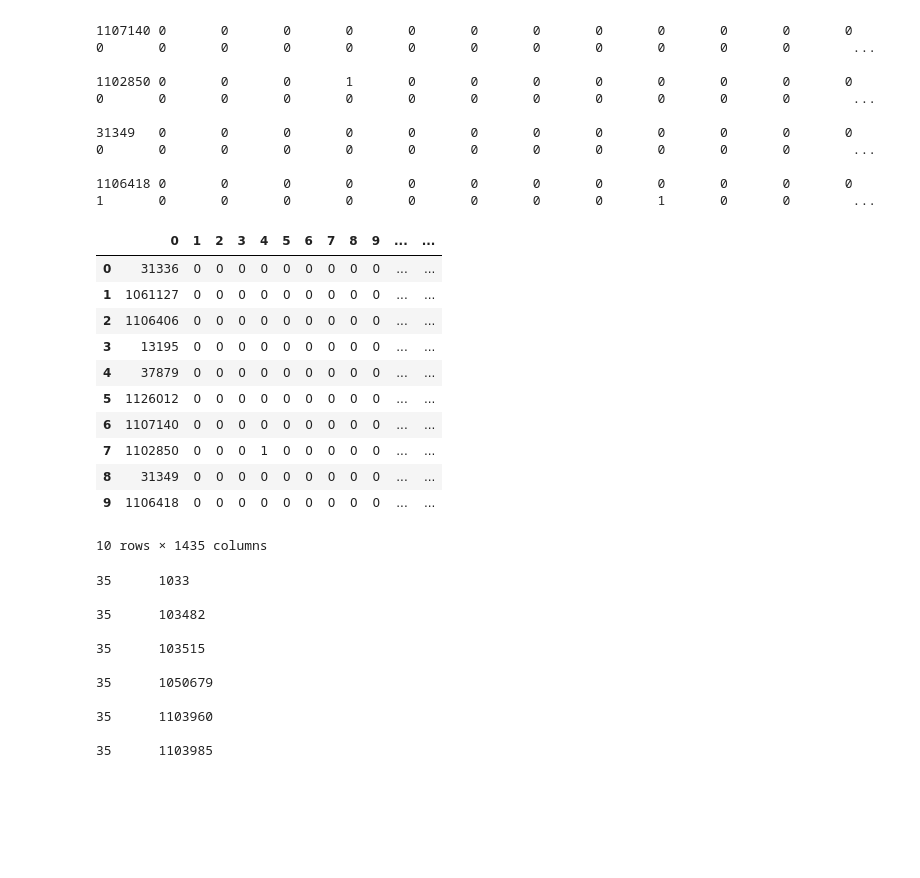
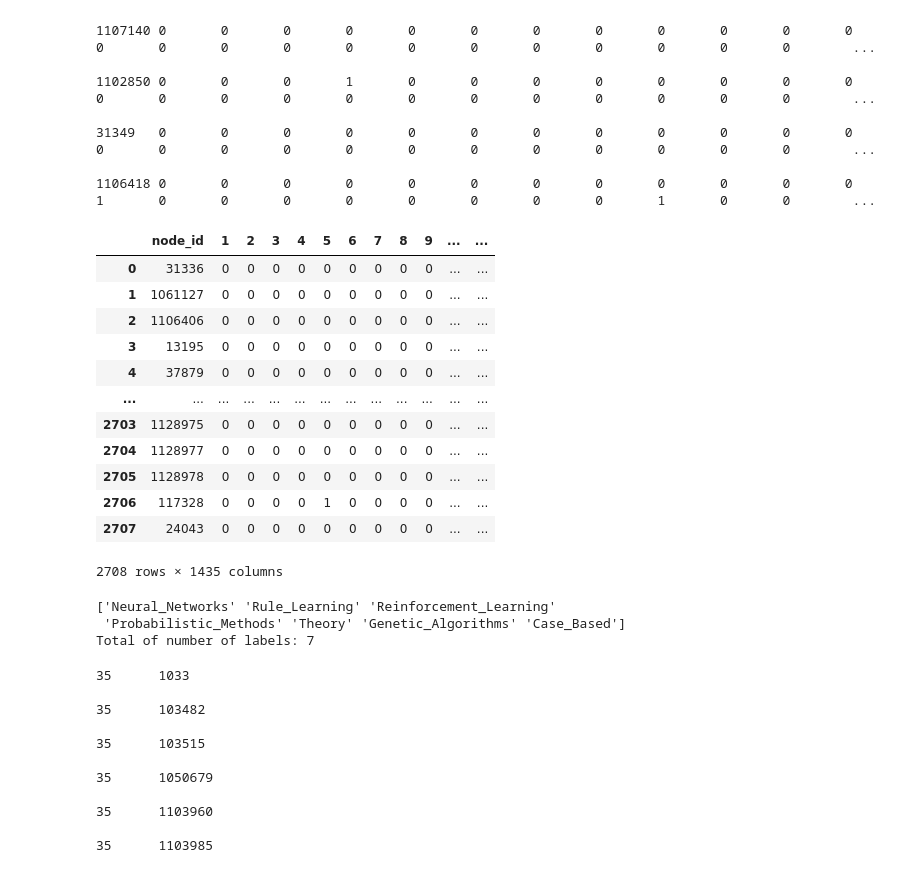
Before and after one commit to CyberExplosion/Deep-Learning-Projects, a Jupyter notebook: P5/dataExploration.ipynb, the cells around one changed output. Saved outputs shown, nothing was run; the diff lists cells and outputs as text; code cells hidden in the pictures; blank space fills up the shorter version.

```diff
--- a/P5/dataExploration.ipynb
+++ b/P5/dataExploration.ipynb
@@ -30,23 +30,33 @@ with open(f'./data/cora/node', mode='r') as file:
 # %%
 # It seems like we can pandas read this with space seperator
 import pandas as pd
 
 nodePd = pd.read_csv('./data/cora/node', delim_whitespace=True, header=None)
 # nodePd.head(10)
-nodePd.columns(0)
+nodePd.rename(columns={0:'node_id', 1434:'node_class_label'}, inplace=True)
+nodePd
 # %% [output]
-|  | 0 | 1 | 2 | 3 | 4 | 5 | 6 | 7 | 8 | 9 | ... | ... |
+|  | node_id | 1 | 2 | 3 | 4 | 5 | 6 | 7 | 8 | 9 | ... | ... |
 | 0 | 31336 | 0 | 0 | 0 | 0 | 0 | 0 | 0 | 0 | 0 | ... | ... |
 | 1 | 1061127 | 0 | 0 | 0 | 0 | 0 | 0 | 0 | 0 | 0 | ... | ... |
 | 2 | 1106406 | 0 | 0 | 0 | 0 | 0 | 0 | 0 | 0 | 0 | ... | ... |
 | 3 | 13195 | 0 | 0 | 0 | 0 | 0 | 0 | 0 | 0 | 0 | ... | ... |
 | 4 | 37879 | 0 | 0 | 0 | 0 | 0 | 0 | 0 | 0 | 0 | ... | ... |
-| 5 | 1126012 | 0 | 0 | 0 | 0 | 0 | 0 | 0 | 0 | 0 | ... | ... |
-| 6 | 1107140 | 0 | 0 | 0 | 0 | 0 | 0 | 0 | 0 | 0 | ... | ... |
-| 7 | 1102850 | 0 | 0 | 0 | 1 | 0 | 0 | 0 | 0 | 0 | ... | ... |
-| 8 | 31349 | 0 | 0 | 0 | 0 | 0 | 0 | 0 | 0 | 0 | ... | ... |
-| 9 | 1106418 | 0 | 0 | 0 | 0 | 0 | 0 | 0 | 0 | 0 | ... | ... |
+| ... | ... | ... | ... | ... | ... | ... | ... | ... | ... | ... | ... | ... |
+| 2703 | 1128975 | 0 | 0 | 0 | 0 | 0 | 0 | 0 | 0 | 0 | ... | ... |
+| 2704 | 1128977 | 0 | 0 | 0 | 0 | 0 | 0 | 0 | 0 | 0 | ... | ... |
+| 2705 | 1128978 | 0 | 0 | 0 | 0 | 0 | 0 | 0 | 0 | 0 | ... | ... |
+| 2706 | 117328 | 0 | 0 | 0 | 0 | 1 | 0 | 0 | 0 | 0 | ... | ... |
+| 2707 | 24043 | 0 | 0 | 0 | 0 | 0 | 0 | 0 | 0 | 0 | ... | ... |
-10 rows × 1435 columns
+2708 rows × 1435 columns
+# %%
+# How many labels we have
+print(nodePd.loc[:,'node_class_label'].unique())
+print(f"Total of number of labels: {len(nodePd.loc[:,'node_class_label'].unique())}")
+# %% [output]
+['Neural_Networks' 'Rule_Learning' 'Reinforcement_Learning'
+ 'Probabilistic_Methods' 'Theory' 'Genetic_Algorithms' 'Case_Based']
+Total of number of labels: 7
 # %%
 # Load in the link
 # Lets try load in the node data
```
Also changed, not shown: parts of 4 cells of this notebook, 4 other files.
